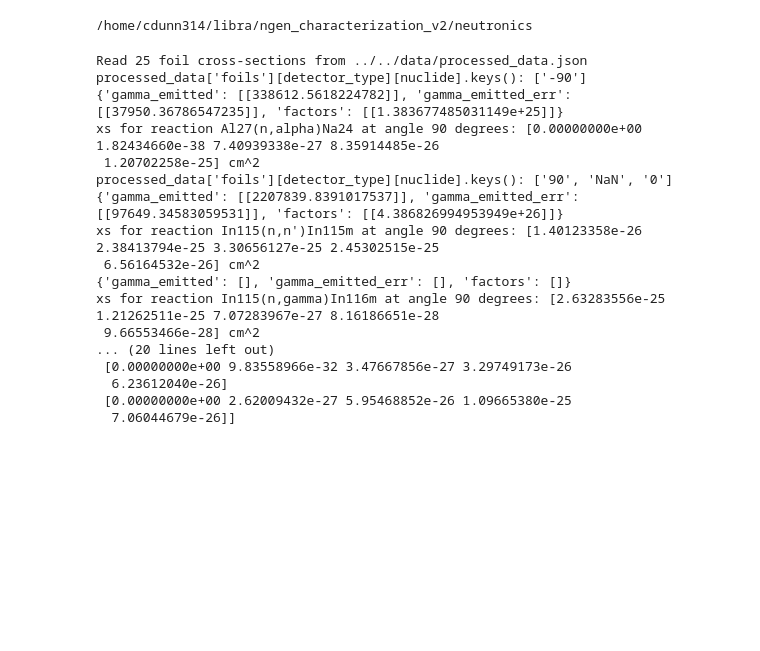
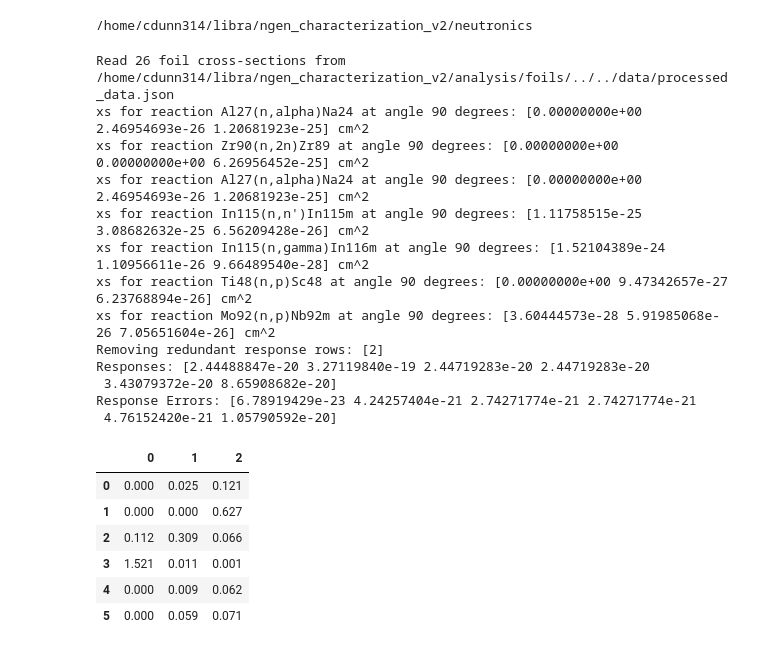
Before and after one commit to cdunn314/ngen_characterization_feb2026, a Jupyter notebook: analysis/foils/unfold_few_group.ipynb, the cells around one changed output. Drawn from its saved outputs; the diff is of its cells as text; code cells hidden in the pictures; blank space fills up the shorter version.

```diff
--- a/analysis/foils/unfold_few_group.ipynb
+++ b/analysis/foils/unfold_few_group.ipynb
@@ -5,26 +6,69 @@ from process_foil_data import solve_flux_spectrum, build_response_matrix_from_pr
 /home/cdunn314/libra/ngen_characterization_v2/neutronics
 # %%
 response_matrix, responses, response_errs = build_response_matrix_from_processed_data(angle=90)
+
+responses = np.asarray(responses)
+response_errs = np.asarray(response_errs)
+
+# Detect fully-zero rows (within tol) and duplicate rows, remove them and corresponding entries
+tol = 1e-30
+row_norms = np.linalg.norm(response_matrix, axis=1)
+zero_rows = np.where(row_norms <= tol)[0].tolist()
+
+# find duplicate rows (keep first occurrence)
+dup_rows = []
+for i in range(response_matrix.shape[0]):
+    if i in zero_rows or i in dup_rows:
+        continue
+    for j in range(i + 1, response_matrix.shape[0]):
+        if j in zero_rows or j in dup_rows:
+            continue
+        if np.allclose(response_matrix[i], response_matrix[j], rtol=1e-6, atol=tol):
+            dup_rows.append(j)
+
+remove_rows = sorted(set(zero_rows + dup_rows))
+if remove_rows:
+    print(f"Removing redundant response rows: {remove_rows}")
+    keep_mask = np.ones(response_matrix.shape[0], dtype=bool)
+    keep_mask[remove_rows] = False
+    response_matrix = response_matrix[keep_mask, :]
+    responses = responses[keep_mask]
+    response_errs = response_errs[keep_mask]
+
 print("Responses:", responses)
 print("Response Errors:", response_errs)
-print("Response Matrix:", response_matrix)
+
+# Pretty-print response matrix with 3 decimal places.
+# Try to use pandas DataFrame for nice tabular display in Jupyter; fall back to numpy formatting.
+try:
+    import pandas as pd
+    display(pd.DataFrame(response_matrix*1e24).round(3))
+except Exception:
+    import numpy as np
+    print("Response Matrix:")
+    print(np.array2string(np.asarray(response_matrix*1e24),
+                         formatter={'float_kind': lambda x: f"{x:8.3f}"},
+                         max_line_width=200))
 # %% [output]
-Read 25 foil cross-sections from ../../data/processed_data.json
-processed_data['foils'][detector_type][nuclide].keys(): ['-90']
-{'gamma_emitted': [[338612.5618224782]], 'gamma_emitted_err': [[37950.36786547235]], 'factors': [[1.383677485031149e+25]]}
-xs for reaction Al27(n,alpha)Na24 at angle 90 degrees: [0.00000000e+00 1.82434660e-38 7.40939338e-27 8.35914485e-26
- 1.20702258e-25] cm^2
-processed_data['foils'][detector_type][nuclide].keys(): ['90', 'NaN', '0']
-{'gamma_emitted': [[2207839.8391017537]], 'gamma_emitted_err': [[97649.34583059531]], 'factors': [[4.386826994953949e+26]]}
-xs for reaction In115(n,n')In115m at angle 90 degrees: [1.40123358e-26 2.38413794e-25 3.30656127e-25 2.45302515e-25
- 6.56164532e-26] cm^2
-{'gamma_emitted': [], 'gamma_emitted_err': [], 'factors': []}
-xs for reaction In115(n,gamma)In116m at angle 90 degrees: [2.63283556e-25 1.21262511e-25 7.07283967e-27 8.16186651e-28
- 9.66553466e-28] cm^2
-... (20 lines left out)
- [0.00000000e+00 9.83558966e-32 3.47667856e-27 3.29749173e-26
-  6.23612040e-26]
- [0.00000000e+00 2.62009432e-27 5.95468852e-26 1.09665380e-25
-  7.06044679e-26]]
+Read 26 foil cross-sections from /home/cdunn314/libra/ngen_characterization_v2/analysis/foils/../../data/processed_data.json
+xs for reaction Al27(n,alpha)Na24 at angle 90 degrees: [0.00000000e+00 2.46954693e-26 1.20681923e-25] cm^2
+xs for reaction Zr90(n,2n)Zr89 at angle 90 degrees: [0.00000000e+00 0.00000000e+00 6.26956452e-25] cm^2
+xs for reaction Al27(n,alpha)Na24 at angle 90 degrees: [0.00000000e+00 2.46954693e-26 1.20681923e-25] cm^2
+xs for reaction In115(n,n')In115m at angle 90 degrees: [1.11758515e-25 3.08682632e-25 6.56209428e-26] cm^2
+xs for reaction In115(n,gamma)In116m at angle 90 degrees: [1.52104389e-24 1.10956611e-26 9.66489540e-28] cm^2
+xs for reaction Ti48(n,p)Sc48 at angle 90 degrees: [0.00000000e+00 9.47342657e-27 6.23768894e-26] cm^2
+xs for reaction Mo92(n,p)Nb92m at angle 90 degrees: [3.60444573e-28 5.91985068e-26 7.05651604e-26] cm^2
+Removing redundant response rows: [2]
+Responses: [2.44488847e-20 3.27119840e-19 2.44719283e-20 2.44719283e-20
+ 3.43079372e-20 8.65908682e-20]
+Response Errors: [6.78919429e-23 4.24257404e-21 2.74271774e-21 2.74271774e-21
+ 4.76152420e-21 1.05790592e-20]
+|  | 0 | 1 | 2 |
+| 0 | 0.000 | 0.025 | 0.121 |
+| 1 | 0.000 | 0.000 | 0.627 |
+| 2 | 0.112 | 0.309 | 0.066 |
+| 3 | 1.521 | 0.011 | 0.001 |
+| 4 | 0.000 | 0.009 | 0.062 |
+| 5 | 0.000 | 0.059 | 0.071 |
 # %%
 phi, phi_err, residuals = solve_flux_spectrum(responses, response_errs, response_matrix,
```
Also changed, not shown: parts of 9 cells of this notebook, 7 other files.
